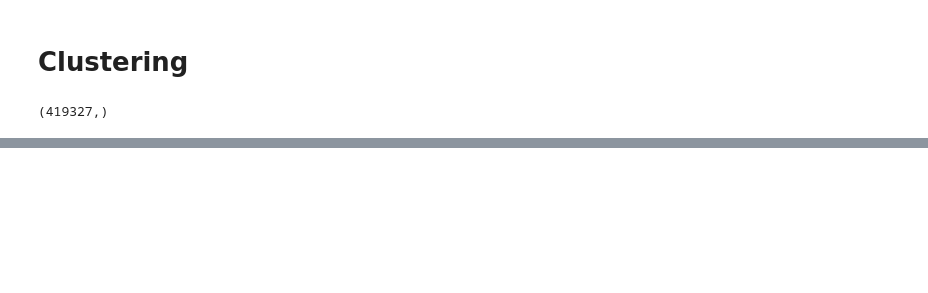
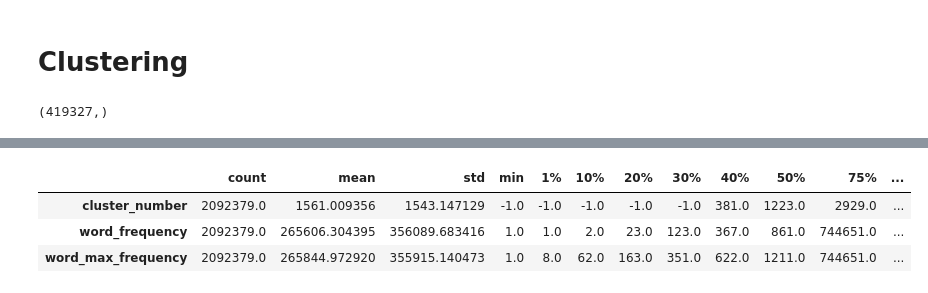
Before and after one commit to Milan-Chicago/GLG-Automated-Meta-data-Tagging, a Jupyter notebook: GLG - 5_step - Topic modeling using BERT.ipynb, the cells around one changed output, grey strips where cells are left out. Cells and saved outputs as stored; diff of their text form; code cells hidden in the pictures; blank space fills up the shorter version.

```diff
--- a/GLG - 5_step - Topic modeling using BERT.ipynb
+++ b/GLG - 5_step - Topic modeling using BERT.ipynb
@@ -229,0 +279,7 @@ https://towardsdatascience.com/topic-modeling-with-bert-779f7db187e6
+# %%
+pd.DataFrame(df_all_words.describe(percentiles=[0.01,0.1,0.20,0.3,0.4,0.5,0.75,0.95,0.99])).T
+# %% [output]
+|  | count | mean | std | min | 1% | 10% | 20% | 30% | 40% | 50% | 75% | ... |
+| cluster_number | 2092379.0 | 1561.009356 | 1543.147129 | -1.0 | -1.0 | -1.0 | -1.0 | -1.0 | 381.0 | 1223.0 | 2929.0 | ... |
+| word_frequency | 2092379.0 | 265606.304395 | 356089.683416 | 1.0 | 1.0 | 2.0 | 23.0 | 123.0 | 367.0 | 861.0 | 744651.0 | ... |
+| word_max_frequency | 2092379.0 | 265844.972920 | 355915.140473 | 1.0 | 8.0 | 62.0 | 163.0 | 351.0 | 622.0 | 1211.0 | 744651.0 | ... |
```
Also changed, not shown: parts of 17 cells of this notebook.
